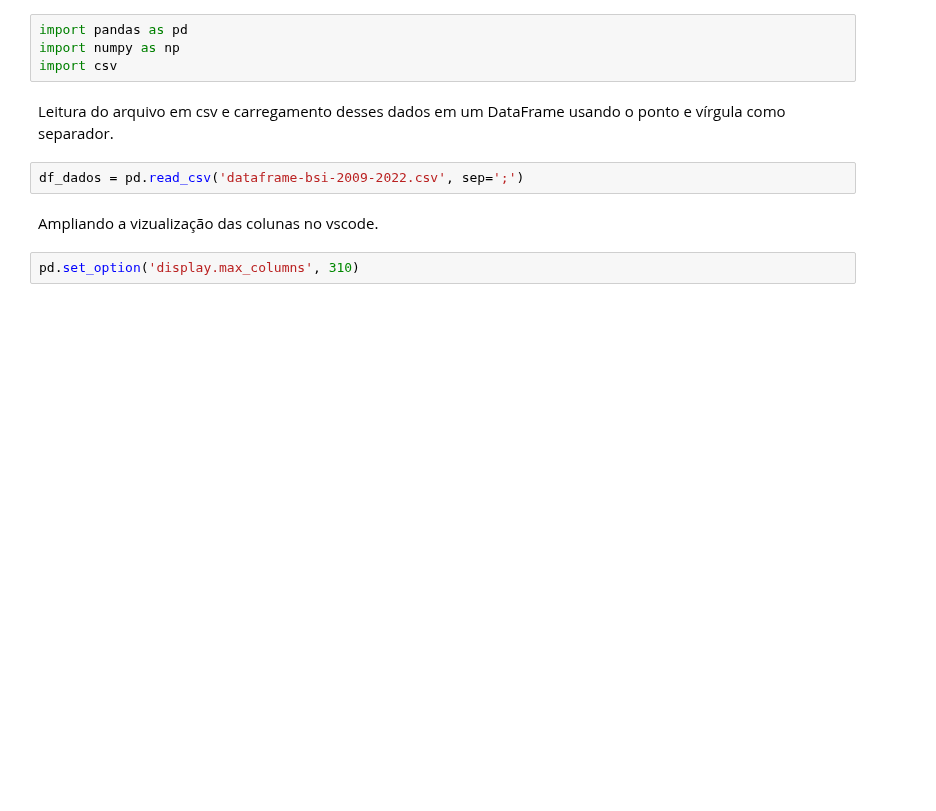
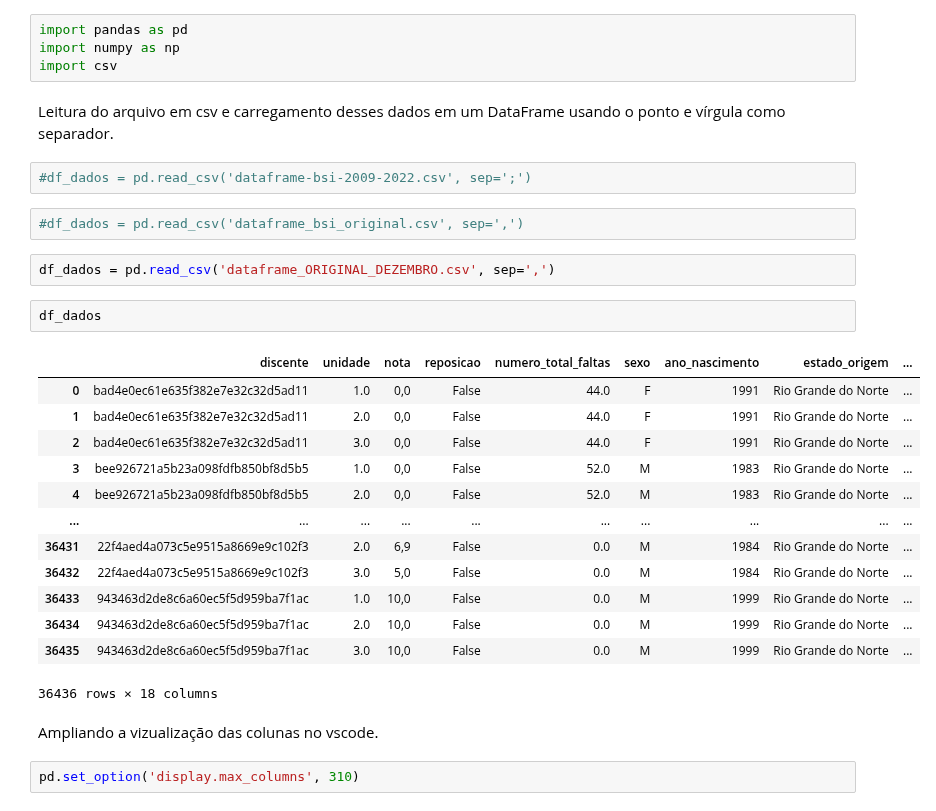
Before and after one commit to wanessabezerra/dataframe-bsi, a Jupyter notebook: dataframe-bsi/dados-extraidos.ipynb, the cells around one changed output. Saved outputs shown, nothing was run; the diff lists cells and outputs as text; blank space fills up the shorter version.

Commit message:
🔨  novas colunas e tratamento de dados #8

```diff
--- a/dataframe-bsi/dados-extraidos.ipynb
+++ b/dataframe-bsi/dados-extraidos.ipynb
@@ -30,7 +30,27 @@ import csv
 # %% [markdown]
 Leitura do arquivo em csv e carregamento desses dados em um DataFrame usando o ponto e vírgula como separador.
 # %%
-df_dados = pd.read_csv('dataframe-bsi-2009-2022.csv', sep=';')
+#df_dados = pd.read_csv('dataframe-bsi-2009-2022.csv', sep=';')
+# %%
+#df_dados = pd.read_csv('dataframe_bsi_original.csv', sep=',')
+# %%
+df_dados = pd.read_csv('dataframe_ORIGINAL_DEZEMBRO.csv', sep=',')
+# %%
+df_dados
+# %% [output]
+|  | discente | unidade | nota | reposicao | numero_total_faltas | sexo | ano_nascimento | estado_origem | ... |
+| 0 | bad4e0ec61e635f382e7e32c32d5ad11 | 1.0 | 0,0 | False | 44.0 | F | 1991 | Rio Grande do Norte | ... |
+| 1 | bad4e0ec61e635f382e7e32c32d5ad11 | 2.0 | 0,0 | False | 44.0 | F | 1991 | Rio Grande do Norte | ... |
+| 2 | bad4e0ec61e635f382e7e32c32d5ad11 | 3.0 | 0,0 | False | 44.0 | F | 1991 | Rio Grande do Norte | ... |
+| 3 | bee926721a5b23a098fdfb850bf8d5b5 | 1.0 | 0,0 | False | 52.0 | M | 1983 | Rio Grande do Norte | ... |
+| 4 | bee926721a5b23a098fdfb850bf8d5b5 | 2.0 | 0,0 | False | 52.0 | M | 1983 | Rio Grande do Norte | ... |
+| ... | ... | ... | ... | ... | ... | ... | ... | ... | ... |
+| 36431 | 22f4aed4a073c5e9515a8669e9c102f3 | 2.0 | 6,9 | False | 0.0 | M | 1984 | Rio Grande do Norte | ... |
+| 36432 | 22f4aed4a073c5e9515a8669e9c102f3 | 3.0 | 5,0 | False | 0.0 | M | 1984 | Rio Grande do Norte | ... |
+| 36433 | 943463d2de8c6a60ec5f5d959ba7f1ac | 1.0 | 10,0 | False | 0.0 | M | 1999 | Rio Grande do Norte | ... |
+| 36434 | 943463d2de8c6a60ec5f5d959ba7f1ac | 2.0 | 10,0 | False | 0.0 | M | 1999 | Rio Grande do Norte | ... |
+| 36435 | 943463d2de8c6a60ec5f5d959ba7f1ac | 3.0 | 10,0 | False | 0.0 | M | 1999 | Rio Grande do Norte | ... |
+36436 rows × 18 columns
 # %% [markdown]
 Ampliando a vizualização das colunas no vscode.
 # %%
```
Also changed, not shown: parts of 59 cells of this notebook.
